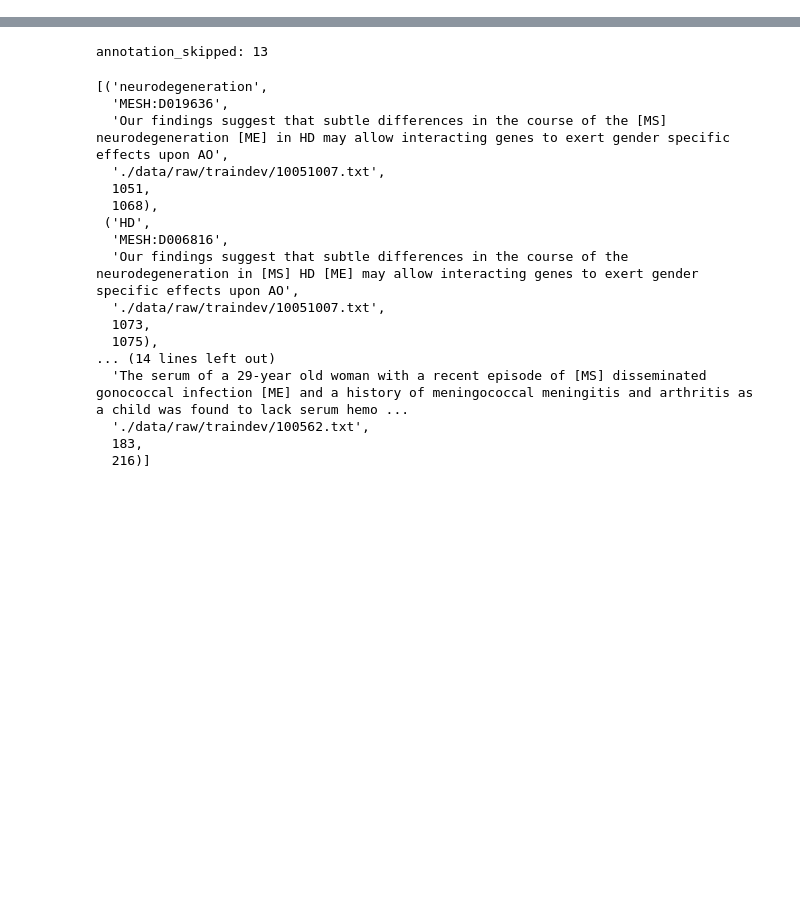
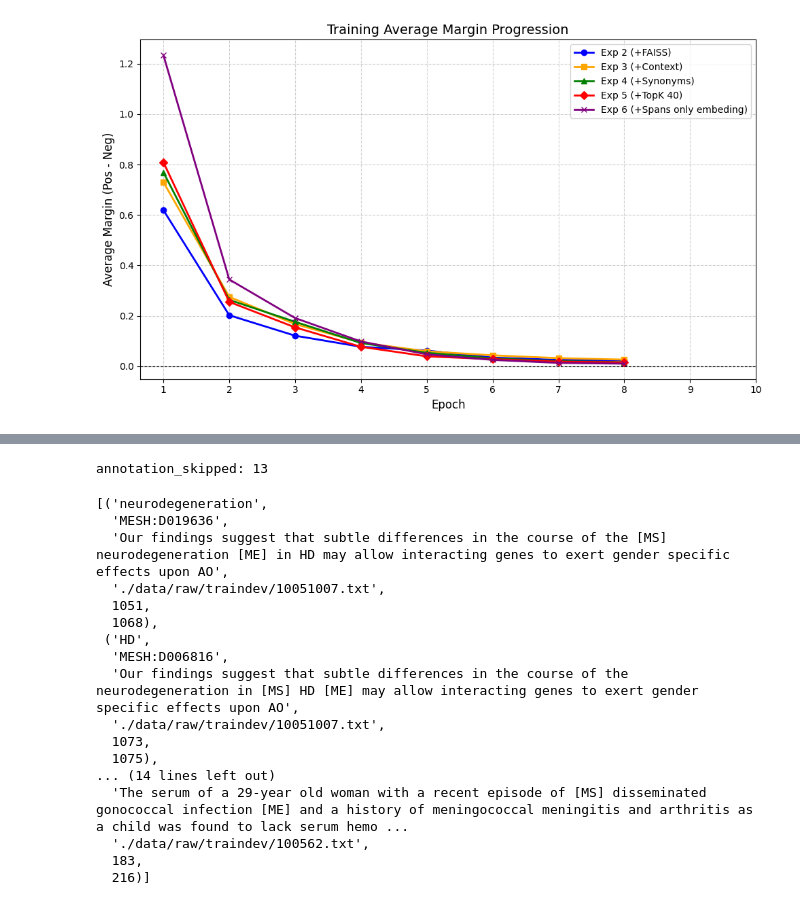
Before and after one commit to antoinsader/biosyn_faiss_prod, a Jupyter notebook: test.ipynb, the cells around one changed output, grey strips where cells are left out. Drawn from its saved outputs; the diff is of its cells as text; code cells hidden in the pictures; blank space fills up the shorter version.

```diff
--- a/test.ipynb
+++ b/test.ipynb
@@ -0,0 +21,42 @@
+# %%
+import matplotlib.pyplot as plt
+
+# Data for experiments (Average Margin)
+data = {
+    'Exp 2 (+FAISS)': [0.619, 0.202,  0.121,  0.077,  0.062,  0.034, 0.025, 0.024, ],
+    'Exp 3 (+Context)': [0.730, 0.275, 0.167, 0.094, 0.059,  0.043, 0.032, 0.026, ],
+    'Exp 4 (+Synonyms)': [0.769, 0.263, 0.176,   0.092, 0.053,  0.031, 0.020, 0.016],
+    'Exp 5 (+TopK 40)': [0.809, 0.255, 0.154, 0.077, 0.039, 0.028, 0.018, 0.015, ],
+    'Exp 6 (+Spans only embeding)': [1.234, 0.344, 0.191, 0.098, 0.047, 0.025, 0.013, 0.010,],
+    'Exp 7 (+ hybrid embeding)': [0.884, 0.250, 0.125, 0.052, 0.027, 0.015, 0.010, 0.005]
+
+}
+
+# Plotting
+plt.figure(figsize=(10, 6))
+
+# Define styles for clarity
+styles = [
+    ('blue', 'o'),
+    ('orange', 's'),
+    ('green', '^'),
+    ('red', 'D'),
+    ('purple', 'x')
+]
+
+for (label, margins), (color, marker) in zip(data.items(), styles):
+    epochs = range(1, len(margins) + 1)
+    plt.plot(epochs, margins, label=label, color=color, marker=marker, linestyle='-', linewidth=2)
+
+plt.title('Training Average Margin Progression', fontsize=14)
+plt.xlabel('Epoch', fontsize=12)
+plt.ylabel('Average Margin (Pos - Neg)', fontsize=12)
+plt.legend()
+plt.grid(True, linestyle='--', alpha=0.6)
+plt.xticks(range(1, 11))
+plt.axhline(0, color='black', linewidth=0.8, linestyle='--') # Zero line
+
+plt.tight_layout()
+plt.show()
+# %% [output]
+[figure, added]
```
Also changed, not shown: parts of 3 cells of this notebook, 4 other files.
